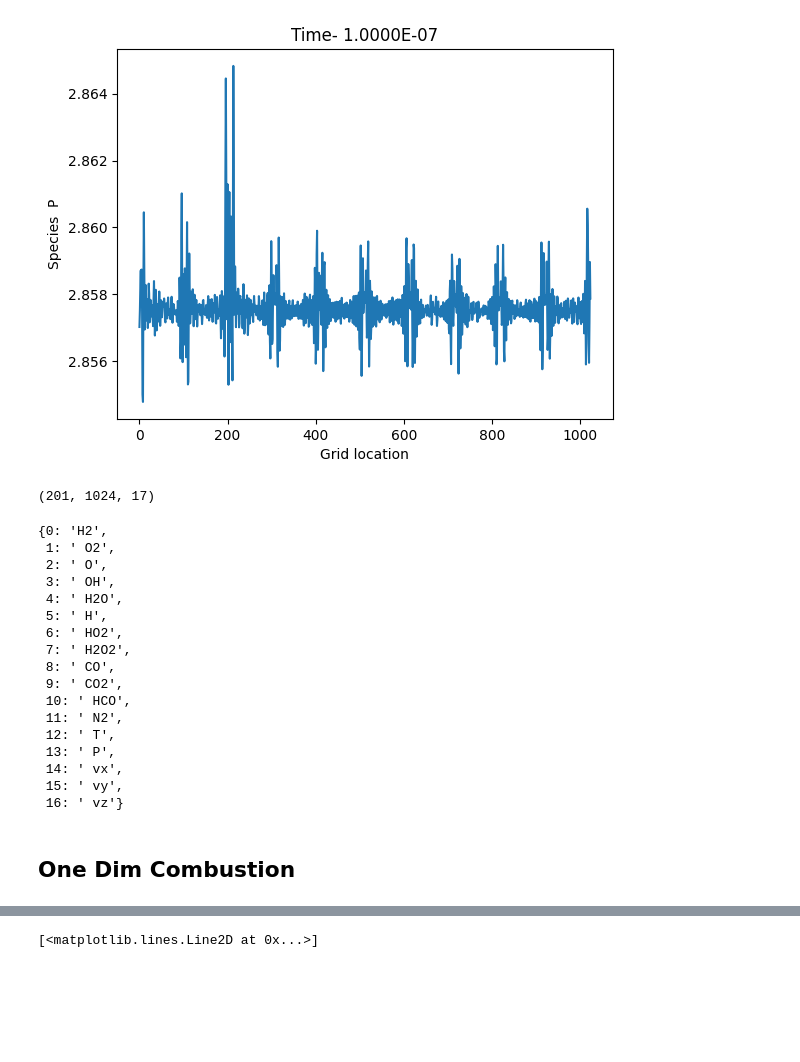
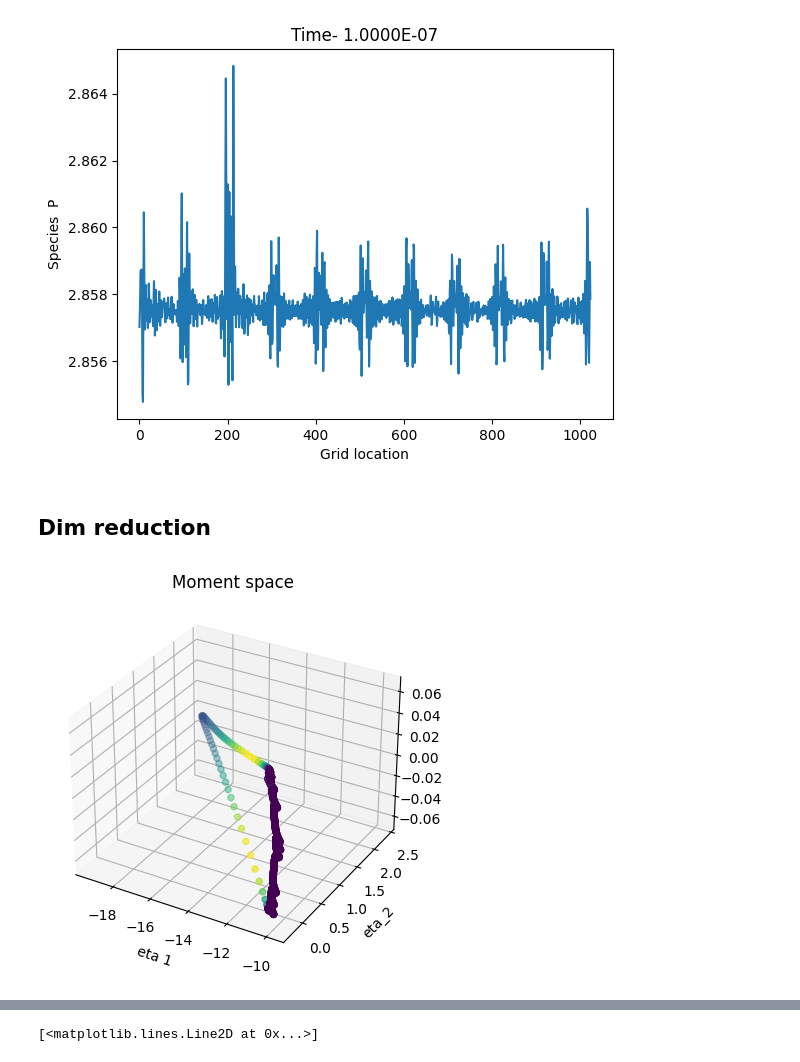
Before and after one commit to kulkarnisp/dim-red, a Jupyter notebook: examples/combust_data.ipynb, the cells around one changed output, grey strips where cells are left out. Saved outputs shown, nothing was run; the diff lists cells and outputs as text; code cells hidden in the pictures; blank space fills up the shorter version.

```diff
--- a/examples/combust_data.ipynb
+++ b/examples/combust_data.ipynb
@@ -41,29 +25,15 @@ loader.varid
 loader.plotLine(spec=13,time=1)
 # %% [output]
 [figure]
-# %%
-data.shape
-# %% [output]
-(201, 1024, 17)
-# %%
-loader.idvar
-# %% [output]
-{0: 'H2',
- 1: ' O2',
- 2: ' O',
- 3: ' OH',
- 4: ' H2O',
- 5: ' H',
- 6: ' HO2',
- 7: ' H2O2',
- 8: ' CO',
- 9: ' CO2',
- 10: ' HCO',
- 11: ' N2',
- 12: ' T',
- 13: ' P',
- 14: ' vx',
- 15: ' vy',
- 16: ' vz'}
 # %% [markdown]
-## One Dim Combustion
+## Dim reduction
+# %%
+X = data[100]
+
+clf = Kurtosis()
+# %%
+xr = clf.fit_transform(X)
+
+plot_embedding(xr,color_spec=X[:,10])
+# %% [output]
+[figure, added]
```
Also changed, not shown: parts of 10 cells of this notebook, 1 other file.
